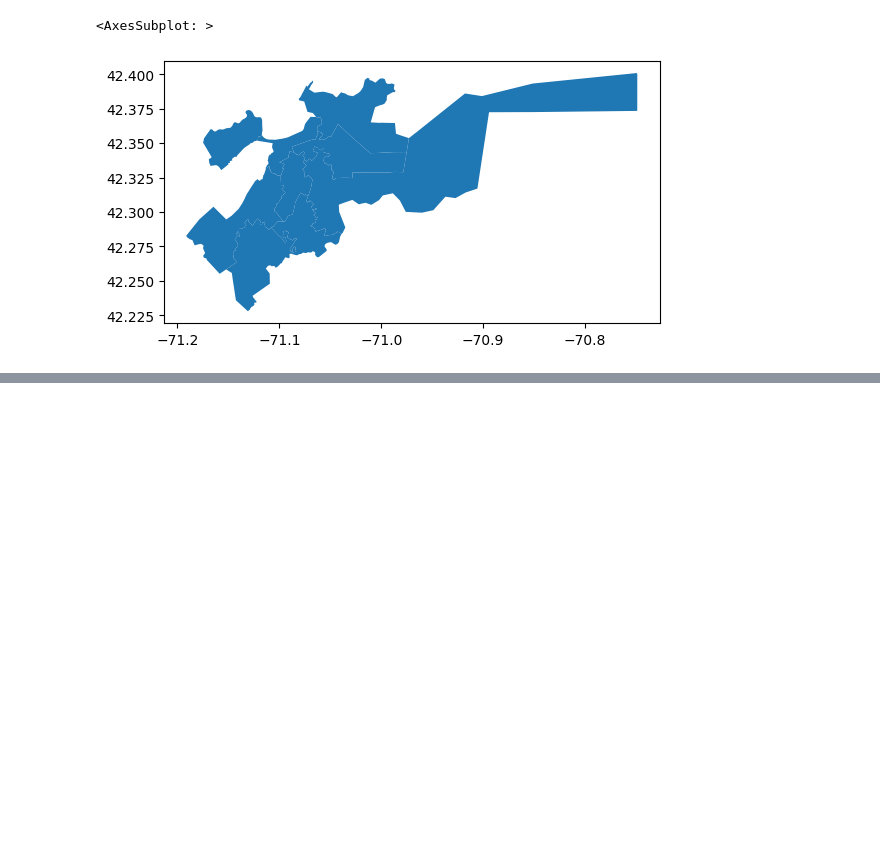
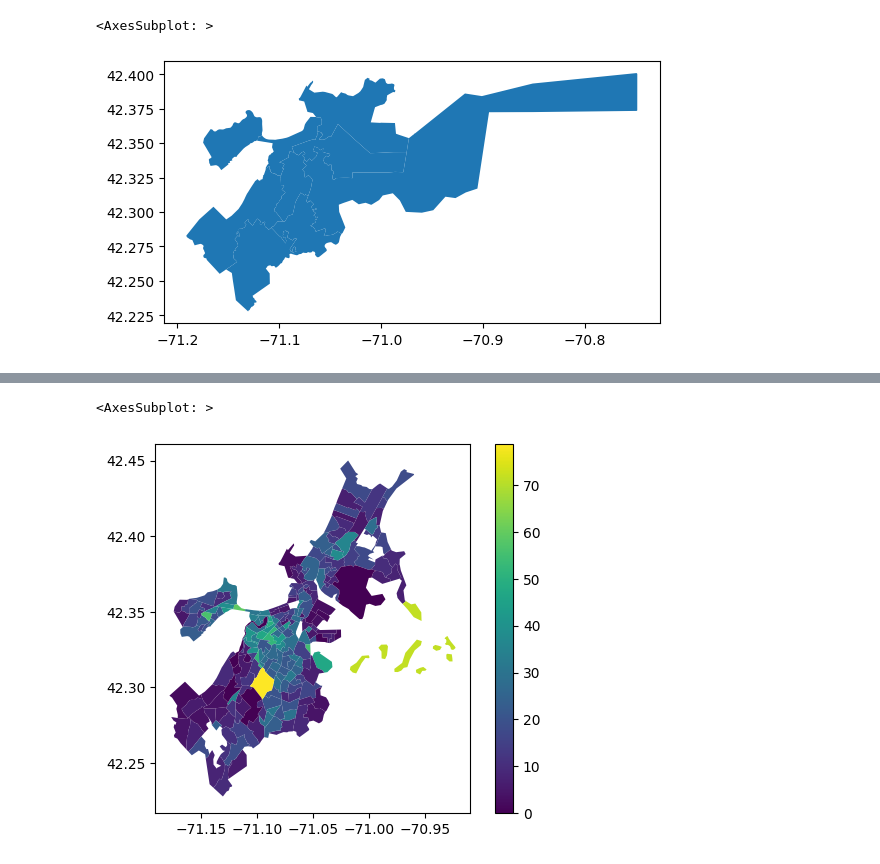
Before and after one commit to BU-Spark/ds-councilor-lara-ubi, a Jupyter notebook: spring23-team-2/maps_visuals.ipynb, the cells around one changed output, grey strips where cells are left out. Saved outputs shown, nothing was run; the diff lists cells and outputs as text; code cells hidden in the pictures; blank space fills up the shorter version.

```diff
--- a/spring23-team-2/maps_visuals.ipynb
+++ b/spring23-team-2/maps_visuals.ipynb
@@ -36,0 +41,5 @@ df_tracts['geometry'].plot()
+# %%
+df = pd.read_csv(
+    'data/ACSDP5Y2021.DP03_2023-04-16T204655/ACSDP5Y2021.DP03-Data.csv')
+df.dropna(inplace=True, axis='columns')
+df.head()
@@ -36,0 +54,8 @@ df_tracts['geometry'].plot()
+# %%
+import re
+
+df['tract'] = (df['NAME']
+    .map(lambda x: re.search(r'[^\d]*(\d+\.\d+|\d+)', x))
+    .map(lambda x: x.group(1) if x != None else ''))
+
+df['tract']
@@ -36,0 +107,6 @@ df_tracts['geometry'].plot()
+# %%
+
+
+df_analysis = df[['tract', 'DP03_0128PE']].merge(df_tracts, left_on='tract', right_on='tract')
+
+df_analysis
@@ -36,0 +127,18 @@ df_tracts['geometry'].plot()
+# %%
+df_analysis = gpd.GeoDataFrame(df_analysis)
+# df_analysis.dropna(subset=['DP03_0128PE'], axis=0)
+# df_analysis.fillna(0.0)
+
+df_analysis['DP03_0128PE'] = pd.to_numeric(
+    df_analysis['DP03_0128PE'], errors='coerce')
+
+df_analysis.dropna()
+
+# df_analysis['geometry'].plot()
+# with plt.style.context(("seaborn", "ggplot")):
+df_analysis.plot("DP03_0128PE", legend=True)
+
+# df_analysis.to_file('data/test.geojson')
+# %% [output]
+<AxesSubplot: >
+[figure, added]
```
Also changed, not shown: parts of 12 cells of this notebook, 1 other file.
